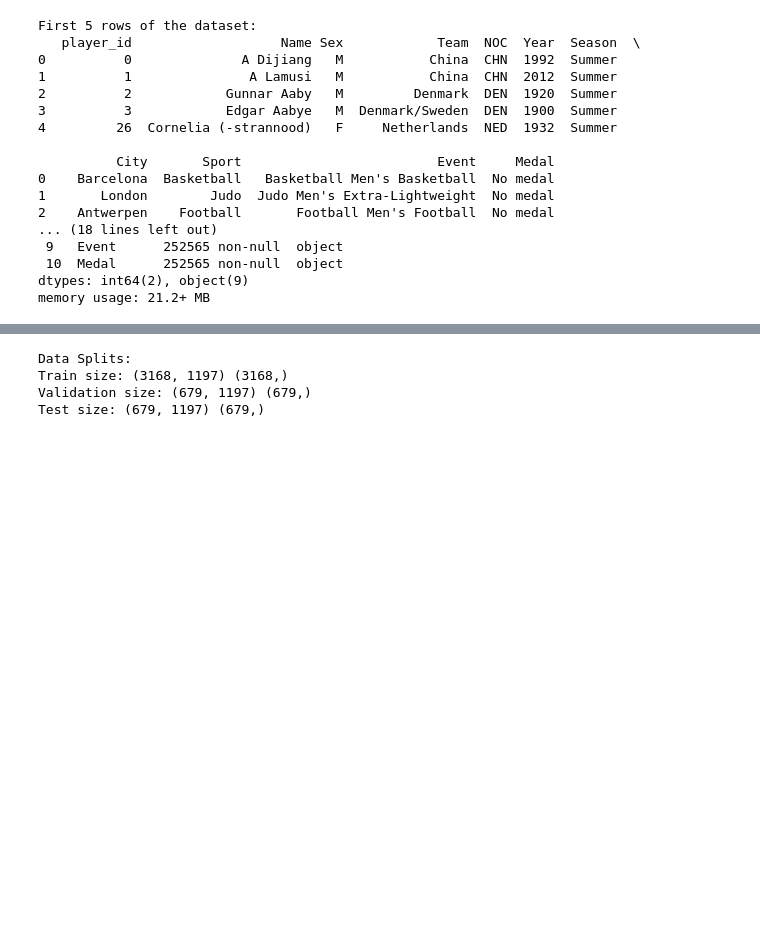
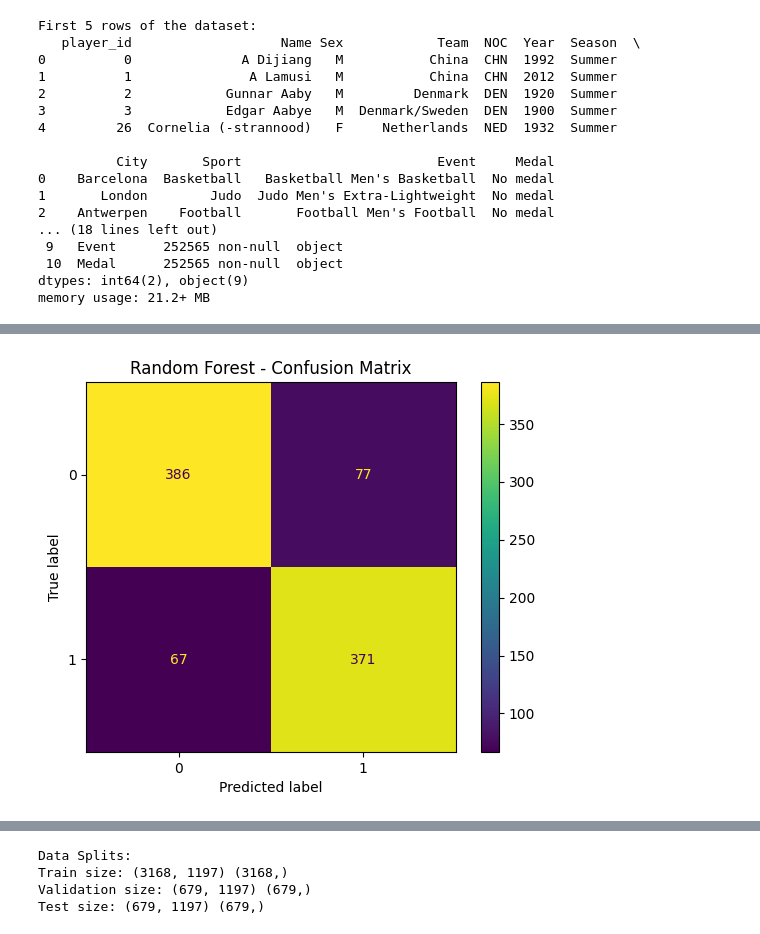
Before and after one commit to tabrezdn1/olympics-medal-prediction, a Jupyter notebook: main.ipynb, the cells around one changed output, grey strips where cells are left out. Saved outputs shown, nothing was run; the diff lists cells and outputs as text; code cells hidden in the pictures; blank space fills up the shorter version.

Commit message:
Added the classification task in main.py file

```diff
--- a/main.ipynb
+++ b/main.ipynb
@@ -46,0 +991,85 @@ memory usage: 21.2+ MB
+# %%
+from sklearn.metrics import (
+    accuracy_score,
+    precision_score,
+    recall_score,
+    f1_score,
+    classification_report,
+    ConfusionMatrixDisplay,
+    roc_auc_score
+)
+
+import matplotlib.pyplot as plt
+import pandas as pd
+from sklearn.ensemble import RandomForestClassifier
+from sklearn.neural_network import MLPClassifier
+from sklearn.linear_model import LogisticRegression
+from xgboost import XGBClassifier
+from sklearn.model_selection import train_test_split
+from sklearn.preprocessing import StandardScaler
+
+# Train-test split
+X_train, X_test, y_train, y_test = train_test_split(X_resampled, y_resampled, test_size=0.2, random_state=42)
+
+# Scale features for Neural Network and Logistic Regression
+scaler = StandardScaler()
+X_train_scaled = scaler.fit_transform(X_train)
+X_test_scaled = scaler.transform(X_test)
+
+# Initialize models
+models = {
+    "Random Forest": RandomForestClassifier(random_state=42),
+    "Neural Network": MLPClassifier(hidden_layer_sizes=(50, 30), max_iter=300, random_state=42),
+    "Logistic Regression": LogisticRegression(random_state=42),
+    "XGBoost": XGBClassifier(use_label_encoder=False, eval_metric='logloss', random_state=42)
+}
+
+# Initialize results dictionary
+results = {}
+
+# Train and evaluate each model
+for name, model in models.items():
+    print(f"Training {name}...")
+
+    # Train and predict
+    if name in ["Neural Network", "Logistic Regression"]:  # Scaled data
+        model.fit(X_train_scaled, y_train)
+        y_pred = model.predict(X_test_scaled)
+        y_proba = model.predict_proba(X_test_scaled)[:, 1]
+    else:  # Unscaled data
+        model.fit(X_train, y_train)
+        y_pred = model.predict(X_test)
+        y_proba = model.predict_proba(X_test)[:, 1]
+
+    # Compute metrics
+    accuracy = accuracy_score(y_test, y_pred)
+    precision = precision_score(y_test, y_pred)
+    recall = recall_score(y_test, y_pred)
+    f1 = f1_score(y_test, y_pred)
+    auc = roc_auc_score(y_test, y_proba)
+
+    # Store metrics in results dictionary
+    results[name] = {
+        "Accuracy": accuracy,
+        "Precision": precision,
+        "Recall": recall,
+        "F1-Score": f1,
+        "AUC-ROC": auc
+    }
+
+    # Print classification report
+    print(f"\n{name} Classification Report:")
+    print(classification_report(y_test, y_pred))
+
+    # Display confusion matrix
+    ConfusionMatrixDisplay.from_predictions(y_test, y_pred)
+    plt.title(f"{name} - Confusion Matrix")
+    plt.show()
+
+# Convert results to DataFrame for summary
+results_df = pd.DataFrame(results).T
+
+# Print model comparison summary
+print("\nModel Comparison Summary:")
+print(results_df)
+# %% [output]
@@ -46,0 +1087 @@ memory usage: 21.2+ MB
+[figure, added]
```
Also changed, not shown: parts of 51 cells of this notebook, 1 other file.
